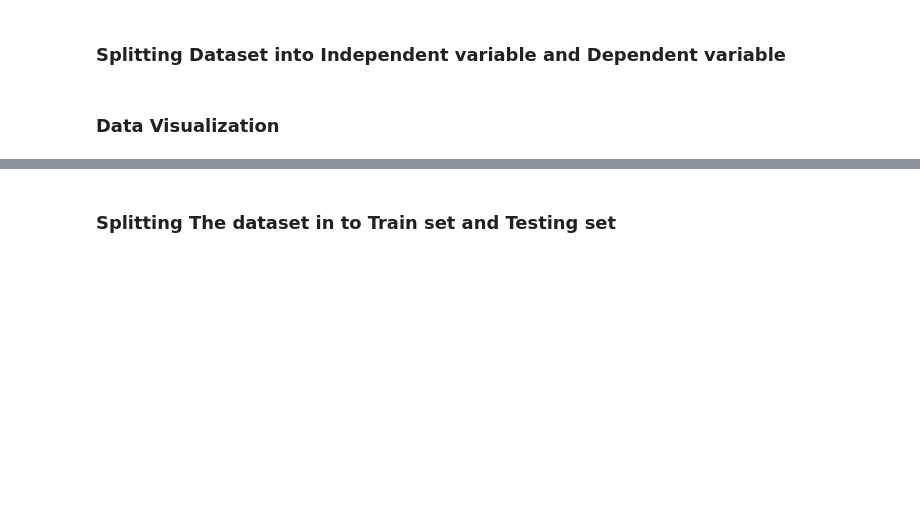
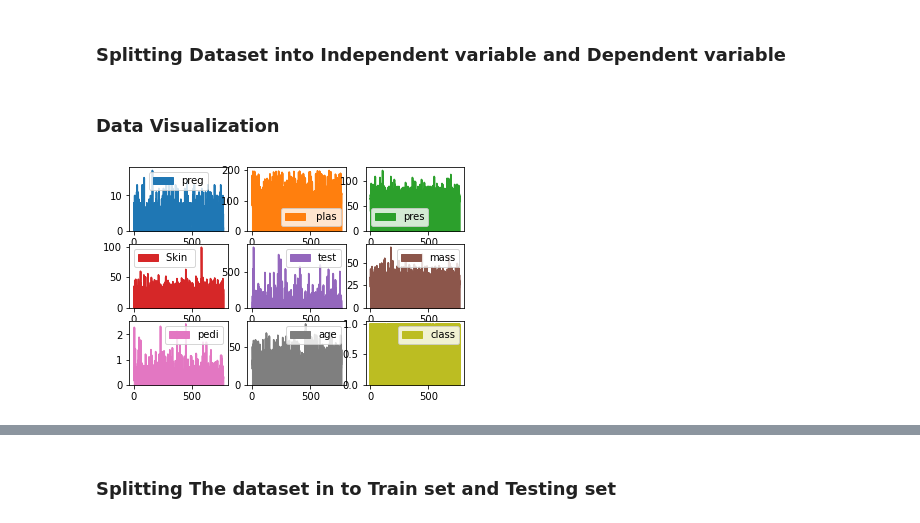
Before and after one commit to ishal471/Ishal-s-project, a Jupyter notebook: Diabetes Milletus Prediction.ipynb, the cells around one changed output, grey strips where cells are left out. Saved outputs shown, nothing was run; the diff lists cells and outputs as text; code cells hidden in the pictures; blank space fills up the shorter version.

```diff
--- a/Diabetes Milletus Prediction.ipynb
+++ b/Diabetes Milletus Prediction.ipynb
@@ -59,6 +61,11 @@ x= dataset.iloc[:,0:8].values
 y= dataset.iloc[:,8].values
 # %% [markdown]
 ### Data Visualization
+# %%
+dataset.plot(kind='area', subplots=True, layout=(3,3), sharex=False)
+plt.show()
+# %% [output]
+[figure, added]
 # %%
 dataset.hist()
 plt.show()
```
Also changed, not shown: parts of 14 cells of this notebook.
